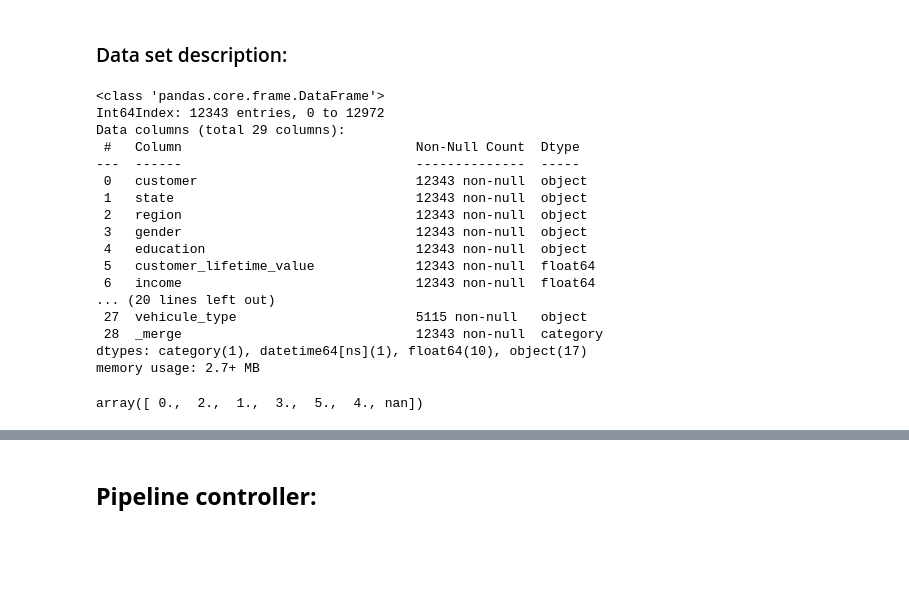
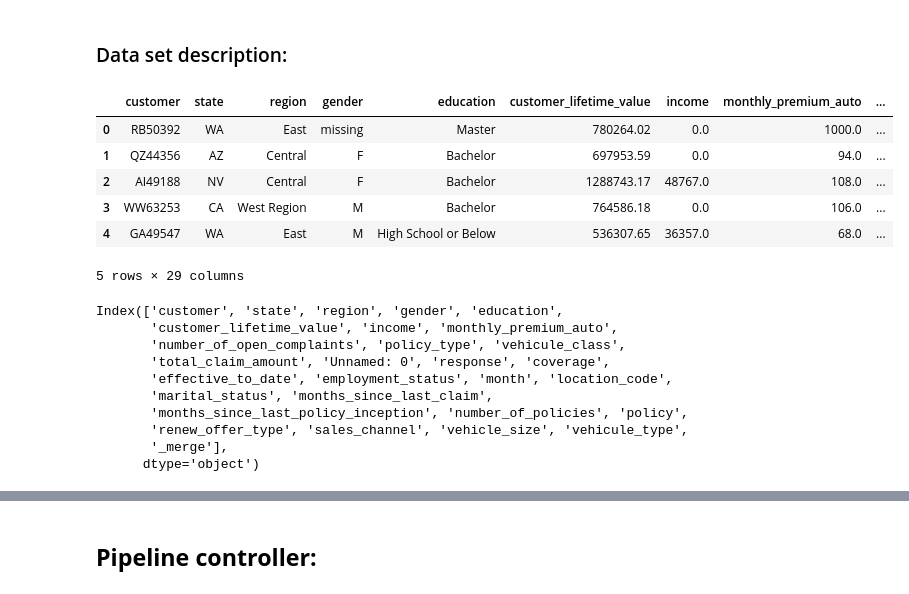
Before and after one commit to AdnStart/IronAndres, a Jupyter notebook: Labs/W4D2_Fitting_and_Evaluating/Fitting_and_evaluating.ipynb, the cells around one changed output, grey strips where cells are left out. Cells and saved outputs as stored; diff of their text form; code cells hidden in the pictures; blank space fills up the shorter version.

```diff
--- a/Labs/W4D2_Fitting_and_Evaluating/Fitting_and_evaluating.ipynb
+++ b/Labs/W4D2_Fitting_and_Evaluating/Fitting_and_evaluating.ipynb
@@ -235,26 +219,25 @@ data[data["months_since_last_claim"].isnull()]
 # %% [markdown]
 ### Data set description:
 # %%
-data.info()
+data.head()
 # %% [output]
+|  | customer | state | region | gender | education | customer_lifetime_value | income | monthly_premium_auto | ... |
+| 0 | RB50392 | WA | East | missing | Master | 780264.02 | 0.0 | 1000.0 | ... |
+| 1 | QZ44356 | AZ | Central | F | Bachelor | 697953.59 | 0.0 | 94.0 | ... |
+| 2 | AI49188 | NV | Central | F | Bachelor | 1288743.17 | 48767.0 | 108.0 | ... |
+| 3 | WW63253 | CA | West Region | M | Bachelor | 764586.18 | 0.0 | 106.0 | ... |
+| 4 | GA49547 | WA | East | M | High School or Below | 536307.65 | 36357.0 | 68.0 | ... |
-<class 'pandas.core.frame.DataFrame'>
-Int64Index: 12343 entries, 0 to 12972
-Data columns (total 29 columns):
- #   Column                              Non-Null Count  Dtype
----  ------                              --------------  -----
- 0   customer                            12343 non-null  object
- 1   state                               12343 non-null  object
- 2   region                              12343 non-null  object
- 3   gender                              12343 non-null  object
- 4   education                           12343 non-null  object
- 5   customer_lifetime_value             12343 non-null  float64
- 6   income                              12343 non-null  float64
-... (20 lines left out)
- 27  vehicule_type                       5115 non-null   object
- 28  _merge                              12343 non-null  category
-dtypes: category(1), datetime64[ns](1), float64(10), object(17)
-memory usage: 2.7+ MB
+5 rows × 29 columns
-# %%
-data["number_of_open_complaints"].unique()
-# %% [output]
-array([ 0.,  2.,  1.,  3.,  5.,  4., nan])
+# %%
+data.columns
+# %% [output]
+Index(['customer', 'state', 'region', 'gender', 'education',
+       'customer_lifetime_value', 'income', 'monthly_premium_auto',
+       'number_of_open_complaints', 'policy_type', 'vehicule_class',
+       'total_claim_amount', 'Unnamed: 0', 'response', 'coverage',
+       'effective_to_date', 'employment_status', 'month', 'location_code',
+       'marital_status', 'months_since_last_claim',
+       'months_since_last_policy_inception', 'number_of_policies', 'policy',
+       'renew_offer_type', 'sales_channel', 'vehicle_size', 'vehicule_type',
+       '_merge'],
+      dtype='object')
```
Also changed, not shown: parts of 11 cells of this notebook, 6 other files.
